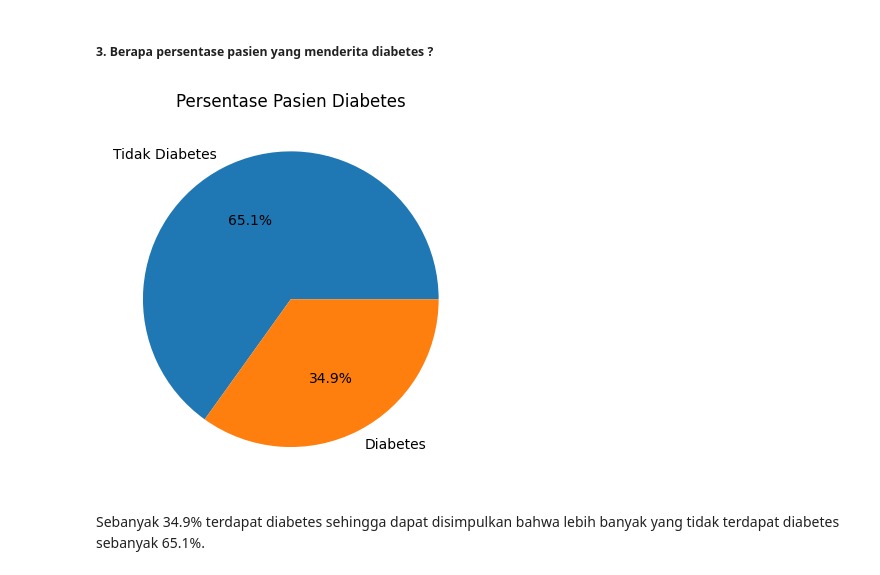
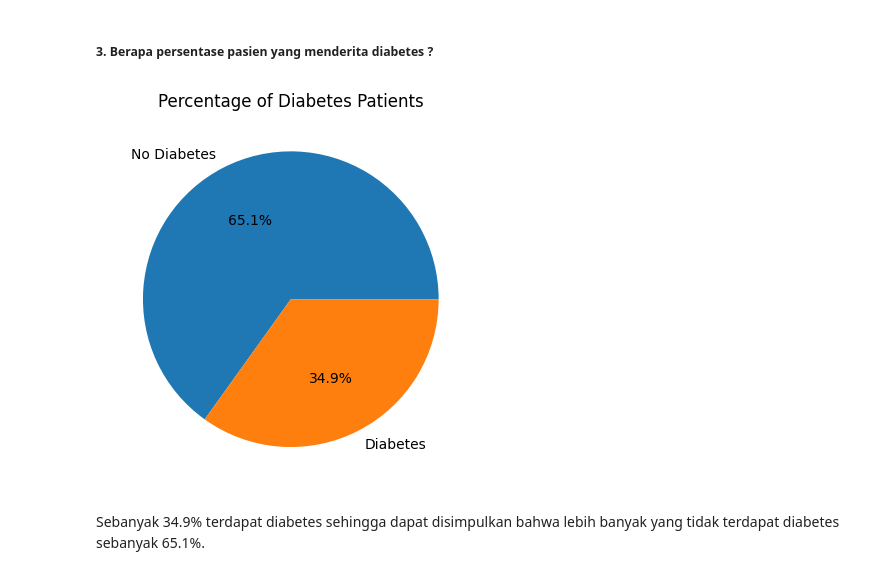
Before and after one commit to arvio1378/Diabetes-Prediction, a Jupyter notebook: src/preprocessing.ipynb, the cells around one changed output. Drawn from its saved outputs; the diff is of its cells as text; code cells hidden in the pictures.

```diff
--- a/src/preprocessing.ipynb
+++ b/src/preprocessing.ipynb
@@ -193,13 +193,13 @@ Penderita diabetes lebih banyak di usia 30 sampai 60 ke atas. Paling tidak banya
 ##### 3. Berapa persentase pasien yang menderita diabetes ?
 # %%
 hitung_diabetes = df["Outcome"].value_counts()
-label = ["Tidak Diabetes", "Diabetes"]
+label = ["No Diabetes", "Diabetes"]
 
 plt.pie(hitung_diabetes, autopct="%1.1f%%", labels=label)
-plt.title("Persentase Pasien Diabetes")
+plt.title("Percentage of Diabetes Patients")
 plt.show()
 # %% [output]
-[figure, old version]
+[figure, new version]
 # %% [markdown]
 Sebanyak 34.9% terdapat diabetes sehingga dapat disimpulkan bahwa lebih banyak yang tidak terdapat diabetes sebanyak 65.1%.
 # %% [markdown]
```
Also changed, not shown: parts of 1 cell of this notebook, 1 other file.
